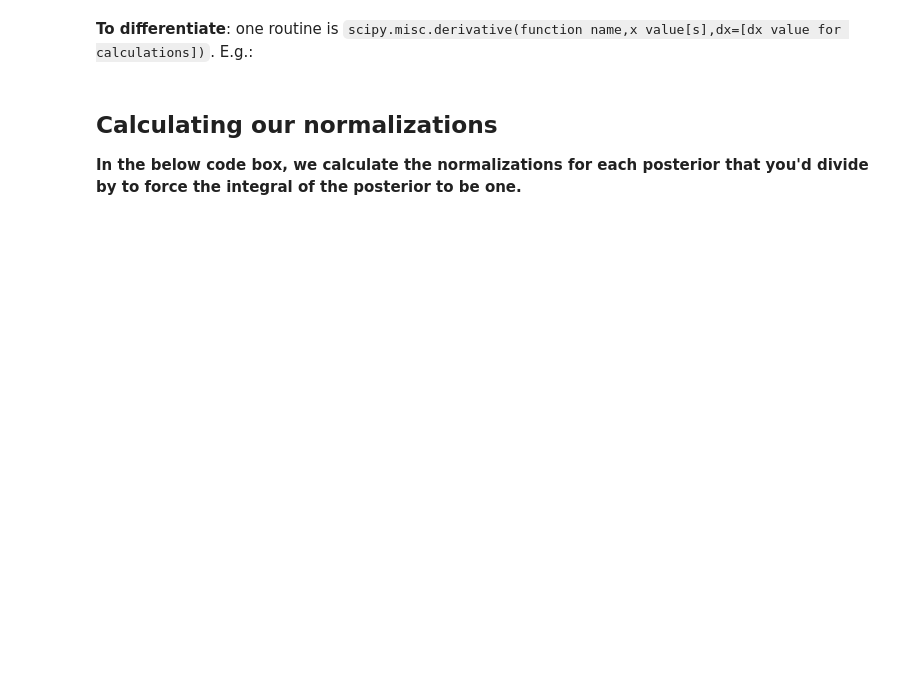
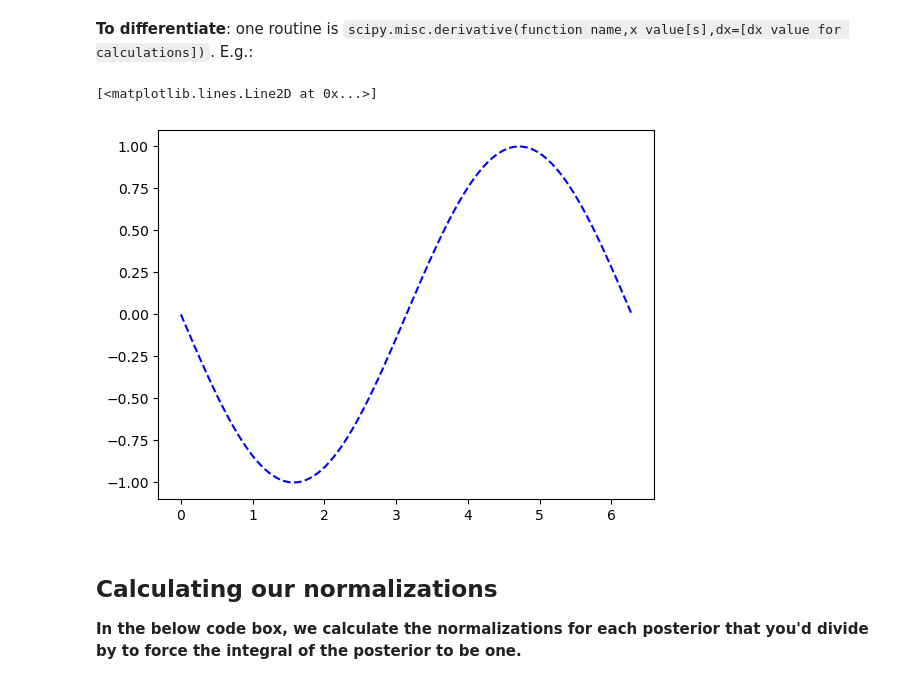
Before and after one commit to chernya4/classes, a Jupyter notebook: PHYS3704_DataScience/jupyter_notebooks/Lecture 6.ipynb, the cells around one changed output. Cells and saved outputs as stored; diff of their text form; code cells hidden in the pictures; blank space fills up the shorter version.

```diff
--- a/PHYS3704_DataScience/jupyter_notebooks/Lecture 6.ipynb
+++ b/PHYS3704_DataScience/jupyter_notebooks/Lecture 6.ipynb
@@ -90,9 +107,17 @@ print(f'{(1-value)/err = }')
 # %% [markdown]
 __To differentiate__: one routine is `scipy.misc.derivative(function name,x value[s],dx=[dx value for calculations])`.  E.g.:
 # %%
-import scipy.misc as misc
-der = misc.derivative(interp_f,x_fine,dx=1E-3)
-plt.plot(x_fine,der,'b--')
+from scipy import misc
+import numpy as np
+
+def derivative(func, x, dx):
+	return (func(x + dx) - func(x - dx)) / (2 * dx)
+
+der = derivative(interp_f, x_fine, dx=1E-3)
+plt.plot(x_fine, der, 'b--')
+# %% [output]
+[<matplotlib.lines.Line2D at 0x...>]
+[figure, added]
 # %% [markdown]
 ## Calculating our normalizations
 
```
Also changed, not shown: parts of 16 cells of this notebook, 2 other files.
